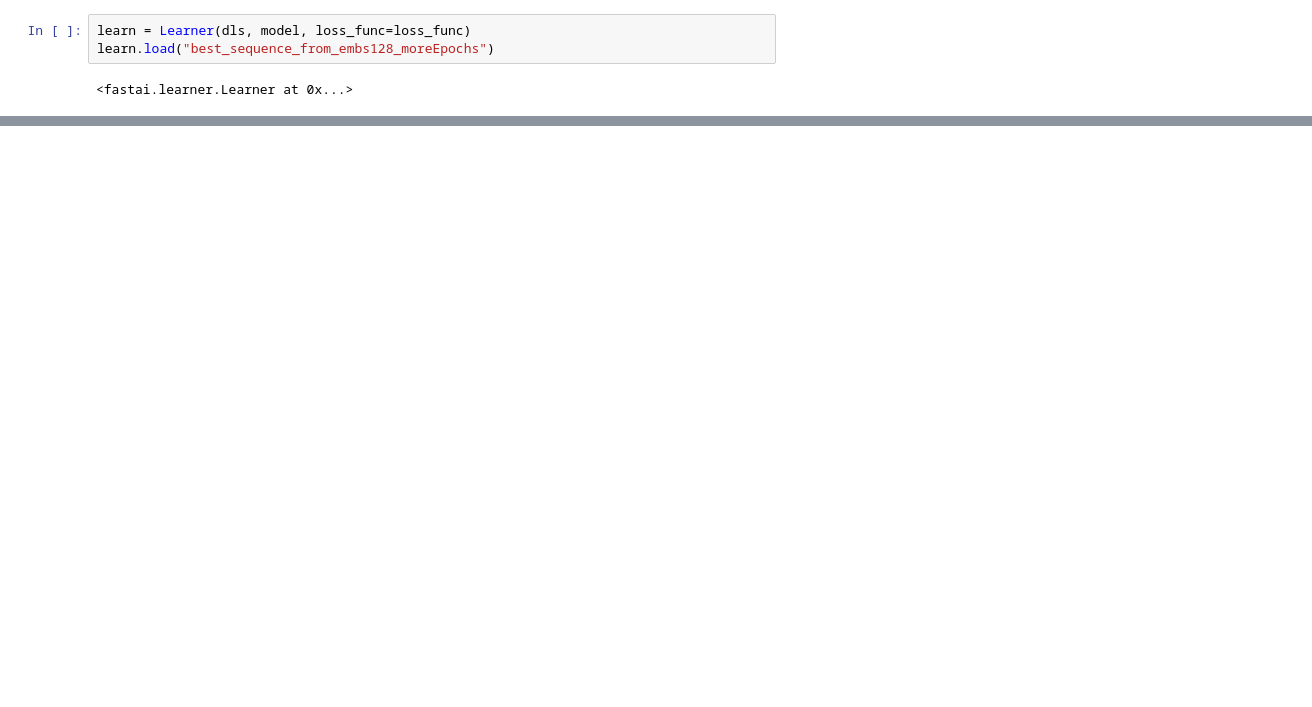
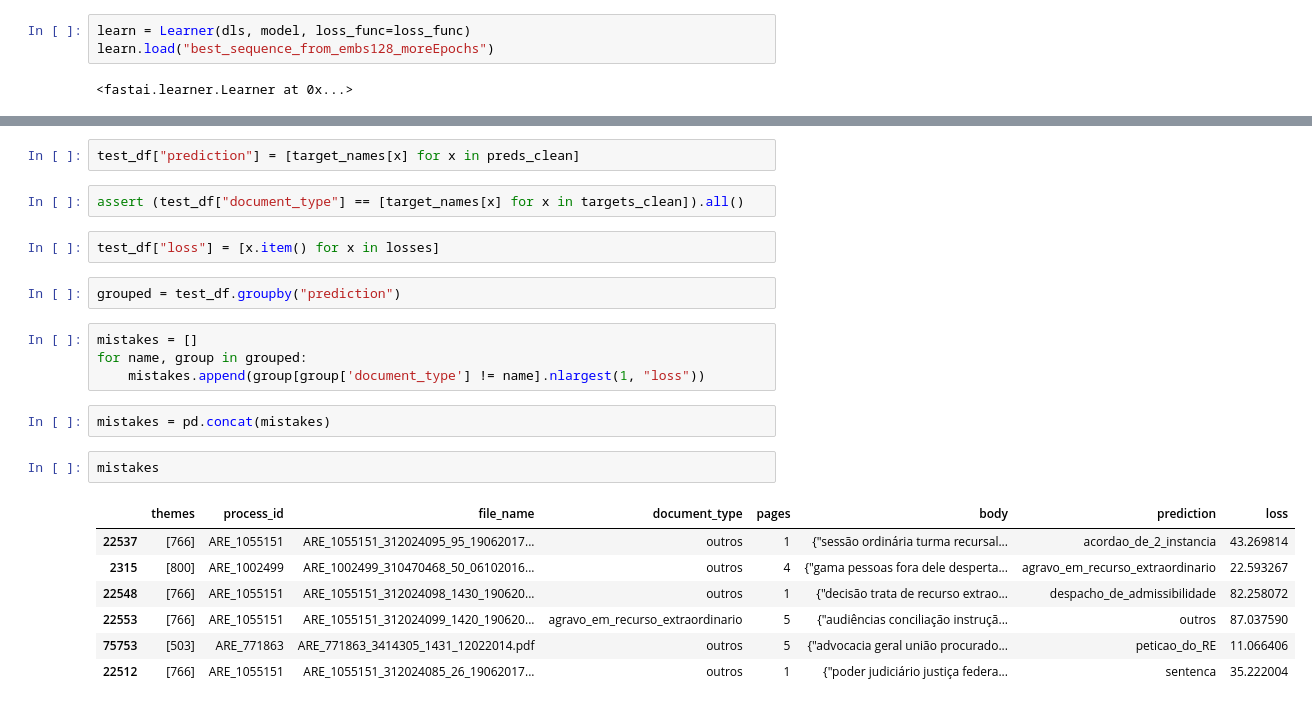
Before and after one commit to peluz/victor-visual-text, a Jupyter notebook: error_analysis.ipynb, the cells around one changed output, grey strips where cells are left out. Cells and saved outputs as stored; diff of their text form; blank space fills up the shorter version.

```diff
--- a/error_analysis.ipynb
+++ b/error_analysis.ipynb
@@ -193,0 +230,24 @@ Confusion matrix, without normalization
+# %%
+test_df["prediction"] = [target_names[x] for x in preds_clean]
+# %%
+assert (test_df["document_type"] == [target_names[x] for x in targets_clean]).all()
+# %%
+test_df["loss"] = [x.item() for x in losses]
+# %%
+grouped = test_df.groupby("prediction")
+# %%
+mistakes = []
+for name, group in grouped:
+    mistakes.append(group[group['document_type'] != name].nlargest(1, "loss"))
+# %%
+mistakes = pd.concat(mistakes)
+# %%
+mistakes
+# %% [output]
+|  | themes | process_id | file_name | document_type | pages | body | prediction | loss |
+| 22537 | [766] | ARE_1055151 | ARE_1055151_312024095_95_19062017... | outros | 1 | {"sessão ordinária turma recursal... | acordao_de_2_instancia | 43.269814 |
+| 2315 | [800] | ARE_1002499 | ARE_1002499_310470468_50_06102016... | outros | 4 | {"gama pessoas fora dele desperta... | agravo_em_recurso_extraordinario | 22.593267 |
+| 22548 | [766] | ARE_1055151 | ARE_1055151_312024098_1430_190620... | outros | 1 | {"decisão trata de recurso extrao... | despacho_de_admissibilidade | 82.258072 |
+| 22553 | [766] | ARE_1055151 | ARE_1055151_312024099_1420_190620... | agravo_em_recurso_extraordinario | 5 | {"audiências conciliação instruçã... | outros | 87.037590 |
+| 75753 | [503] | ARE_771863 | ARE_771863_3414305_1431_12022014.pdf | outros | 5 | {"advocacia geral união procurado... | peticao_do_RE | 11.066406 |
+| 22512 | [766] | ARE_1055151 | ARE_1055151_312024085_26_19062017... | outros | 1 | {"poder judiciário justiça federa... | sentenca | 35.222004 |
```
Also changed, not shown: parts of 17 cells of this notebook, 16 other files.
